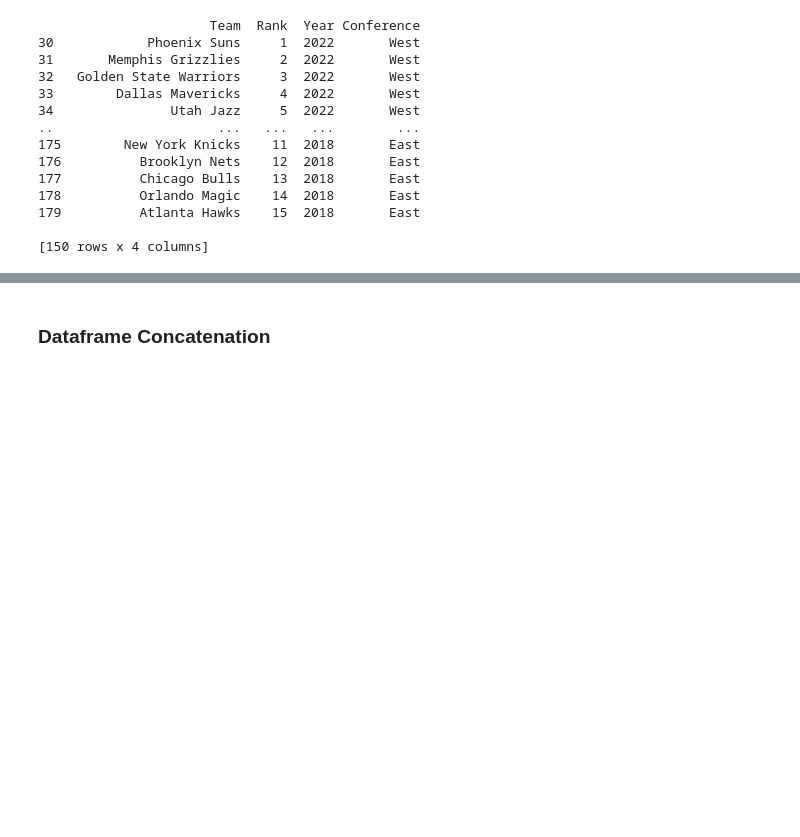
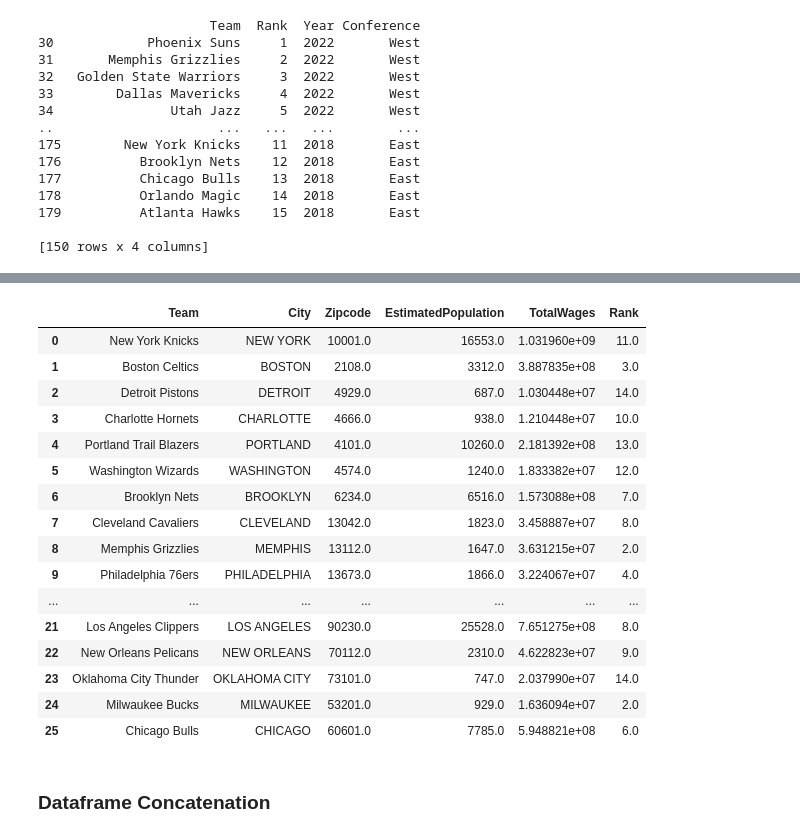
Before and after one commit to colekrant/ADS-Final-Project, a Jupyter notebook: wages_population.ipynb, the cells around one changed output, grey strips where cells are left out. Drawn from its saved outputs; the diff is of its cells as text; code cells hidden in the pictures; blank space fills up the shorter version.

```diff
--- a/wages_population.ipynb
+++ b/wages_population.ipynb
@@ -159,0 +144,74 @@ df_team.head()
+# %%
+#--------------------------------------------------------------------------------#
+## Now that we have a dataframe with the team abbreviation, we need to join it with the full name
+#    in order to get a rank for that year
+df_team = pd.read_csv("data/team.csv")
+df_team = df_team[["full_name", "city"]]
+df_team.head()
+
+#-------------------------------------------------------------------------------#
+
+dict = {'Team' : [], 'City' : [], 'Zipcode' : [], 'EstimatedPopulation' : [], 'TotalWages' : []}
+dfMaster = pd.DataFrame(dict)
+
+cities_in_population = df_population['City'].unique()
+cities_in_team = df_team['city'].unique()
+
+##-- LOOP: all cities in df_population --##
+for city_a in cities_in_population:
+
+    a = city_a.lower()
+
+    ##-- LOOP: all cities in df_team --##
+    for city_b in cities_in_team:
+
+        b = city_b.lower()
+
+        ##-- Check if the city names are the same --##
+        if a == b:
+
+            ##-- Get the zipcode, population, and total wages --##
+            zipcode = df_population[df_population['City'] == city_a]['Zipcode'].values[0]
+            population = df_population[df_population['City'] == city_a]['EstimatedPopulation'].values[0]
+            wages = df_population[df_population['City'] == city_a]['TotalWages'].values[0]
+
+            ##-- Get the full name of the team --##
+            full_name = df_team[df_team['city'] == city_b]['full_name'].values[0]
+
+            ##-- Get the rank and year of the team --##
+            rank = df_rankings[df_rankings['Team'] == full_name]['Rank'].values[0]
+            year = df_rankings[df_rankings['Team'] == full_name]['Year'].values[0]
+
+            ##-- Append to the master dataframe --##
+            temp = {'Team' : full_name, 'City' : city_a, 'Zipcode' : zipcode, 'EstimatedPopulation' : population, 'TotalWages' : wages, 'Rank' : rank}
+
+            df_temp = pd.DataFrame(temp, index=[0])
+
+            # print(df_temp)
+
+            dfMaster = pd.concat([dfMaster, df_temp], ignore_index = True)                             # append the temporary dataframe to the master dataframe
+            dfMaster = dfMaster.reset_index(drop=True)
+
+
+dfMaster.head(26)
+
+
+#-------------------------------------------------------------------------------#
+# %% [output]
+|  | Team | City | Zipcode | EstimatedPopulation | TotalWages | Rank |
+| 0 | New York Knicks | NEW YORK | 10001.0 | 16553.0 | 1.031960e+09 | 11.0 |
+| 1 | Boston Celtics | BOSTON | 2108.0 | 3312.0 | 3.887835e+08 | 3.0 |
+| 2 | Detroit Pistons | DETROIT | 4929.0 | 687.0 | 1.030448e+07 | 14.0 |
+| 3 | Charlotte Hornets | CHARLOTTE | 4666.0 | 938.0 | 1.210448e+07 | 10.0 |
+| 4 | Portland Trail Blazers | PORTLAND | 4101.0 | 10260.0 | 2.181392e+08 | 13.0 |
+| 5 | Washington Wizards | WASHINGTON | 4574.0 | 1240.0 | 1.833382e+07 | 12.0 |
+| 6 | Brooklyn Nets | BROOKLYN | 6234.0 | 6516.0 | 1.573088e+08 | 7.0 |
+| 7 | Cleveland Cavaliers | CLEVELAND | 13042.0 | 1823.0 | 3.458887e+07 | 8.0 |
+| 8 | Memphis Grizzlies | MEMPHIS | 13112.0 | 1647.0 | 3.631215e+07 | 2.0 |
+| 9 | Philadelphia 76ers | PHILADELPHIA | 13673.0 | 1866.0 | 3.224067e+07 | 4.0 |
+| ... | ... | ... | ... | ... | ... | ... |
+| 21 | Los Angeles Clippers | LOS ANGELES | 90230.0 | 25528.0 | 7.651275e+08 | 8.0 |
+| 22 | New Orleans Pelicans | NEW ORLEANS | 70112.0 | 2310.0 | 4.622823e+07 | 9.0 |
+| 23 | Oklahoma City Thunder | OKLAHOMA CITY | 73101.0 | 747.0 | 2.037990e+07 | 14.0 |
+| 24 | Milwaukee Bucks | MILWAUKEE | 53201.0 | 929.0 | 1.636094e+07 | 2.0 |
+| 25 | Chicago Bulls | CHICAGO | 60601.0 | 7785.0 | 5.948821e+08 | 6.0 |
```
Also changed, not shown: parts of 3 cells of this notebook, 2 other files.
